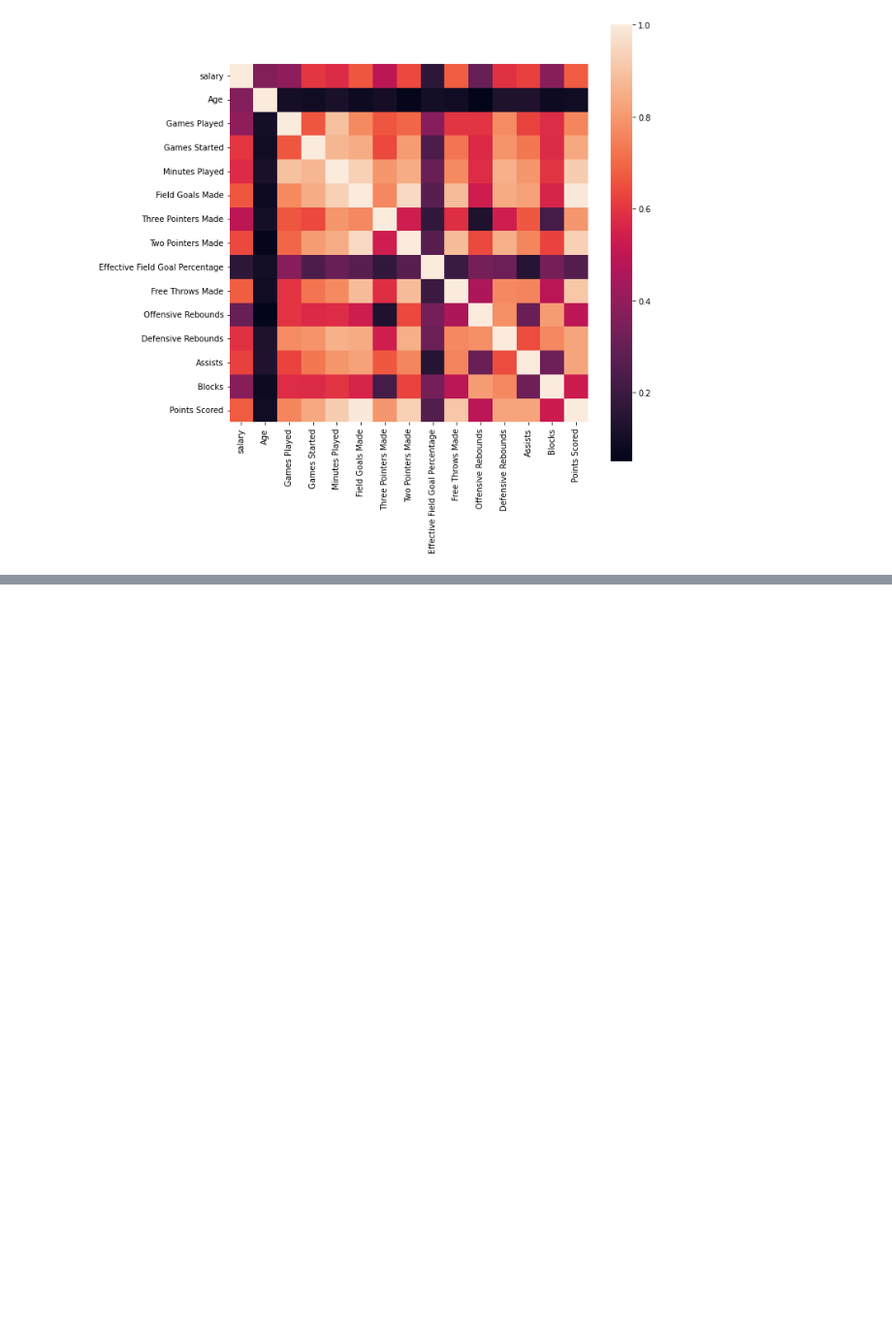
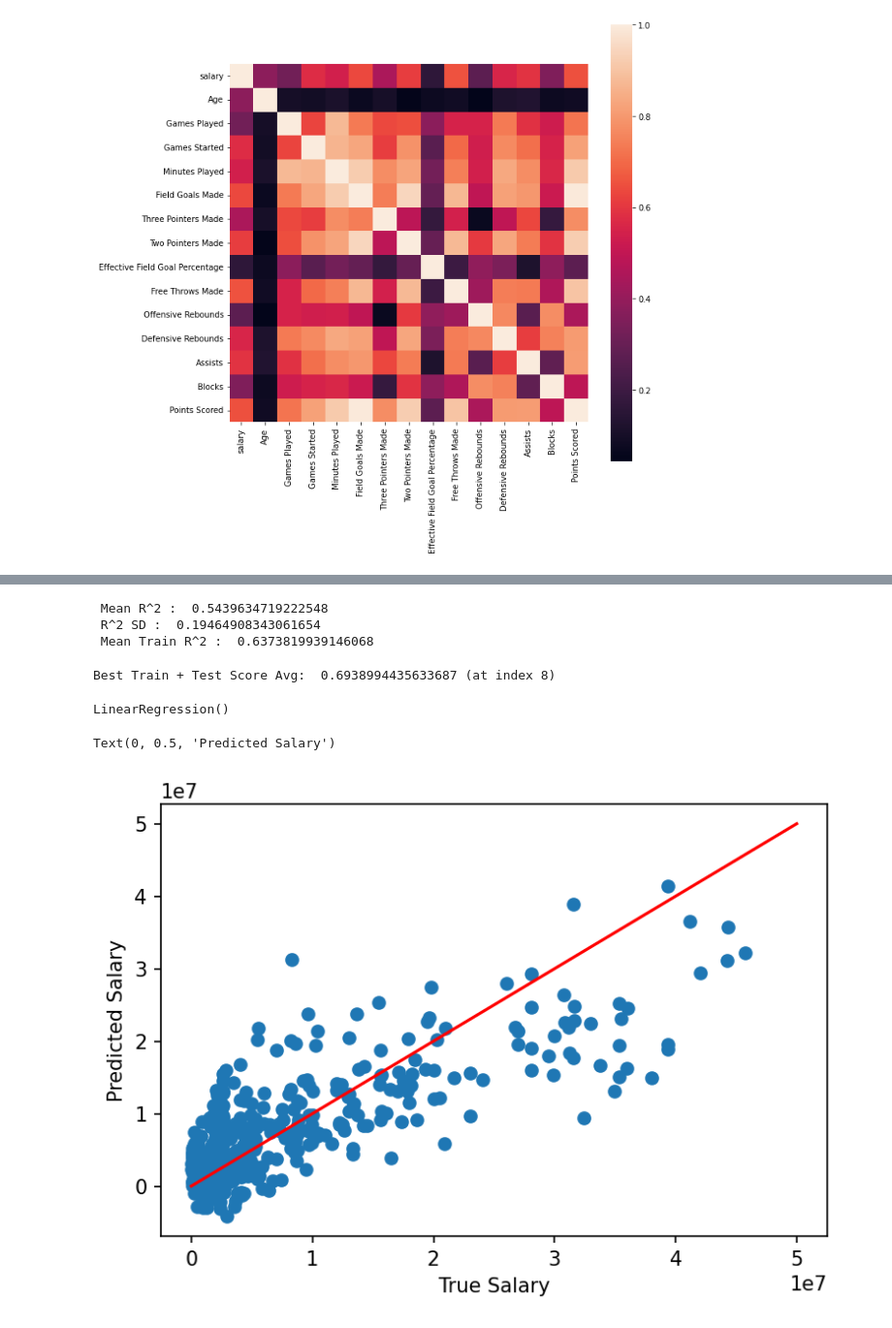
Before and after one commit to zuyouchen/is-327-proj, a Jupyter notebook: notebooks/ml.ipynb, the cells around one changed output, grey strips where cells are left out. Shown: that part at 97% size. Drawn from its saved outputs; the diff is of its cells as text; code cells hidden in the pictures; blank space fills up the shorter version.

Commit message:
regression

```diff
--- a/notebooks/ml.ipynb
+++ b/notebooks/ml.ipynb
@@ -53,0 +89,10 @@ sns.heatmap(corr, square=True)
+# %%
+# We then train a linear regression model with 10 fold cross-validation, saving the r^2 scores and models
+from sklearn import linear_model, model_selection
+
+X = df[numerical_features]
+y = df.salary
+xval = model_selection.KFold(10, shuffle=True)
+model = linear_model.LinearRegression()
+results = model_selection.cross_validate(model, X, y, cv=xval, scoring='r2', return_train_score=True, return_estimator=True)
+results
@@ -53,0 +118,50 @@ sns.heatmap(corr, square=True)
+# %%
+# Printing out some preliminary scoring statistics (mean R^2 performance on training / testing splits)
+train_r2 = results['train_score'].mean()
+train_r2_sd = results['train_score'].std()
+test_r2 = results['test_score'].mean()
+test_r2_sd = results['test_score'].std()
+
+print(' Mean R^2 : ', test_r2, '\n', 'R^2 SD : ', test_r2_sd, '\n', 'Mean Train R^2 : ', train_r2)
+# %% [output]
+ Mean R^2 :  0.5439634719222548
+ R^2 SD :  0.19464908343061654
+ Mean Train R^2 :  0.6373819939146068
+# %%
+# Now, we want to iterate through the results and find the best model (using the metric of avg(train_score, test_score))
+
+best_score = 0
+best_idx = 0
+for index, score in enumerate(results['test_score']):
+    train_test_score = (results['test_score'][index] + results['train_score'][index]) / 2
+    if train_test_score > best_score:
+        best_score = train_test_score
+        best_idx = index
+
+print('Best Train + Test Score Avg: ', best_score, f'(at index {index - 1})') # enumerate() is zero-indexed, so we know it's at idx - 1 of estimators
+# %% [output]
+Best Train + Test Score Avg:  0.6938994435633687 (at index 8)
+# %%
+# Saving our best model
+
+best_linear_model = results['estimator'][index - 1]
+best_linear_model
+# %% [output]
+LinearRegression()
+# %%
+# Adding a prediction using our best model
+
+df['salary_prediction'] = best_linear_model.predict(df[numerical_features])
+# %%
+# Visualizing our best model predictions versus observed values of salary
+
+import matplotlib.pyplot as plt
+
+plt.figure(dpi=150)
+plt.scatter(df.salary, df.salary_prediction)
+plt.plot([0, 5e7], [0, 5e7], color='red')
+plt.xlabel('True Salary')
+plt.ylabel('Predicted Salary')
+# %% [output]
+Text(0, 0.5, 'Predicted Salary')
+[figure, added]
```
Also changed, not shown: parts of 9 cells of this notebook.
